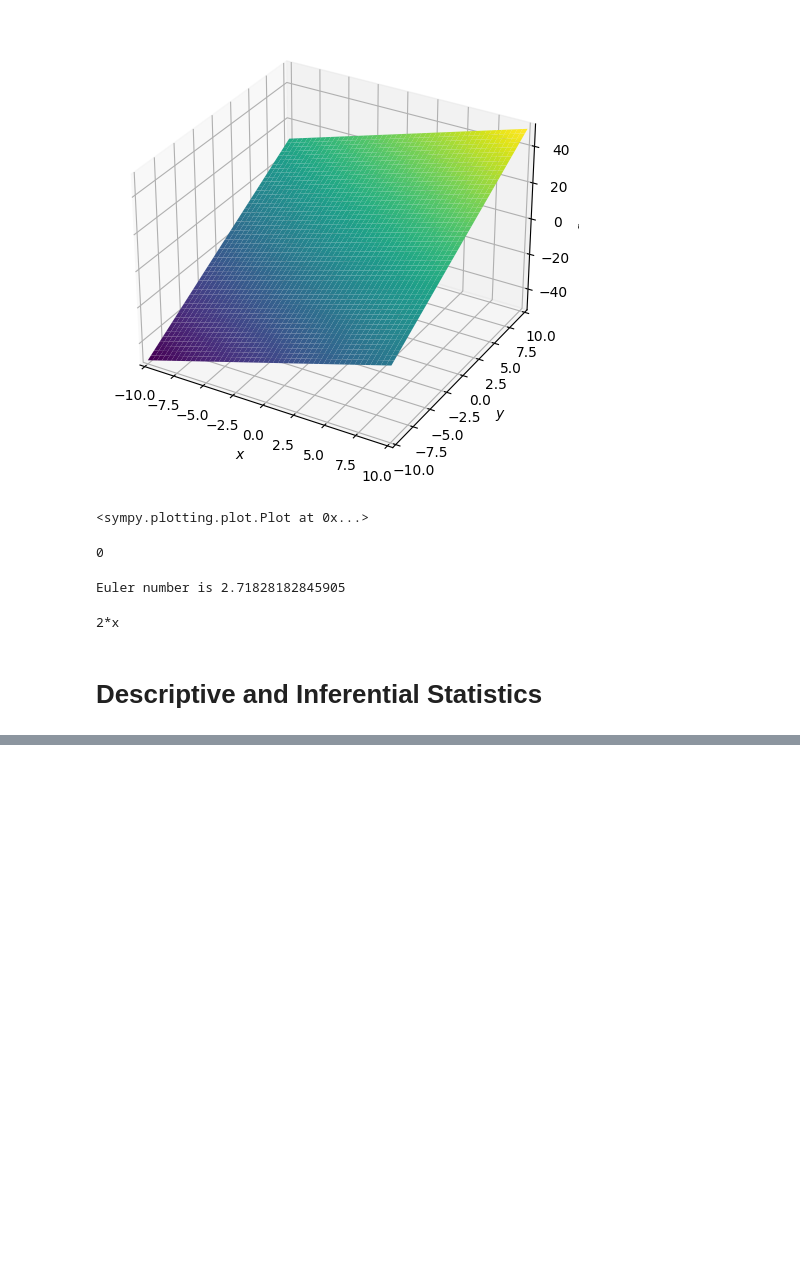
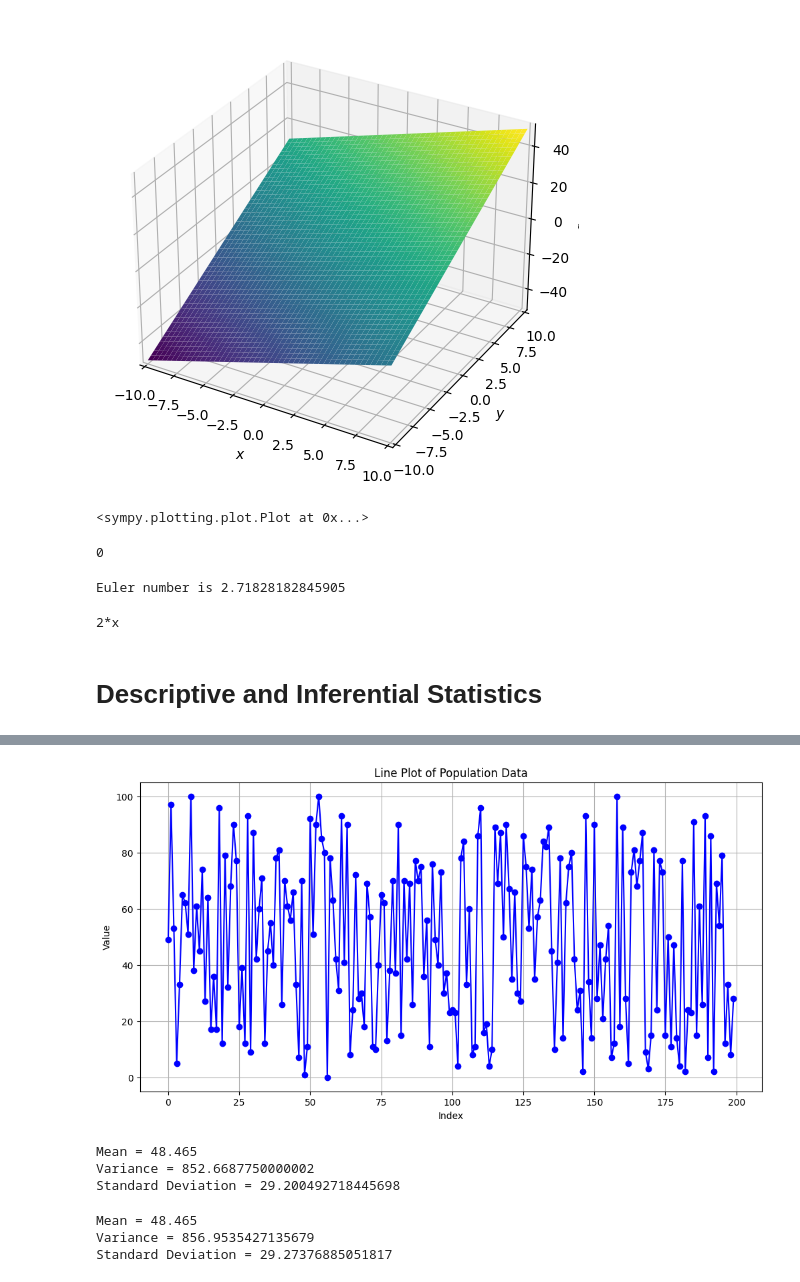
Before and after one commit to younis-ali/data-science-maths, a Jupyter notebook: Essential_Math_for_DS_Thomas_Nield.ipynb, the cells around one changed output, grey strips where cells are left out. Saved outputs shown, nothing was run; the diff lists cells and outputs as text; code cells hidden in the pictures; blank space fills up the shorter version.

```diff
--- a/Essential_Math_for_DS_Thomas_Nield.ipynb
+++ b/Essential_Math_for_DS_Thomas_Nield.ipynb
@@ -101,0 +155,45 @@ print(dx_f)
+# %%
+# Plotting usisng matplotlib
+import matplotlib.pyplot as plt
+
+# Plotting the line plot
+plt.figure(figsize=(12, 6))
+plt.plot(population, marker='o', linestyle='-', color='b')
+plt.title('Line Plot of Population Data')
+plt.xlabel('Index')
+plt.ylabel('Value')
+plt.grid(True)
+plt.show()
+# %% [output]
+[figure, added]
+# %%
+# Calcualte Variance and Standard Deviation using core python
+from math import sqrt
+
+def compute_sd(data):
+    mean = sum(data)/len(data)
+    variance = sum([(v - mean) ** 2 for v in data])/len(data)
+    sd = sqrt(variance)
+    print(f"Mean = {mean}")
+    print(f"Variance = {variance}")
+    print(f"Standard Deviation = {sd}")
+
+compute_sd(population)
+# %% [output]
+Mean = 48.465
+Variance = 852.6687750000002
+Standard Deviation = 29.200492718445698
+# %%
+# Calcualte Variance and Standard Deviation using pandas
+
+mean = data['values'].mean()
+variance = data['values'].var()
+sd = data['values'].std()
+
+print(f"Mean = {mean}")
+print(f"Variance = {variance}")
+print(f"Standard Deviation = {sd}")
+# %% [output]
+Mean = 48.465
+Variance = 856.9535427135679
+Standard Deviation = 29.27376885051817
```
Also changed, not shown: parts of 5 cells of this notebook.
